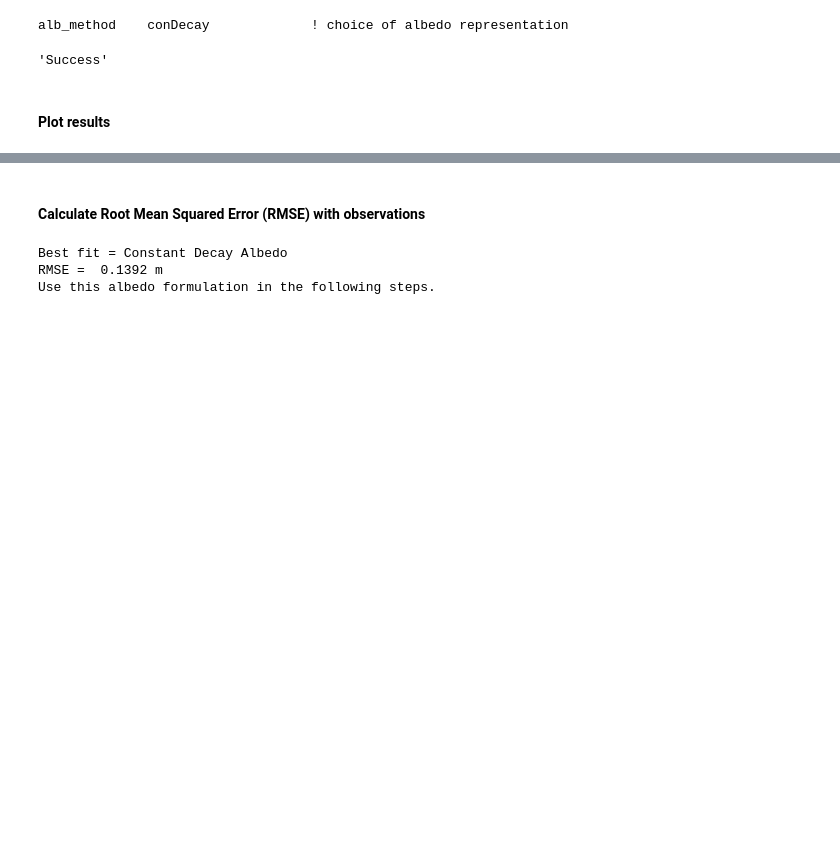
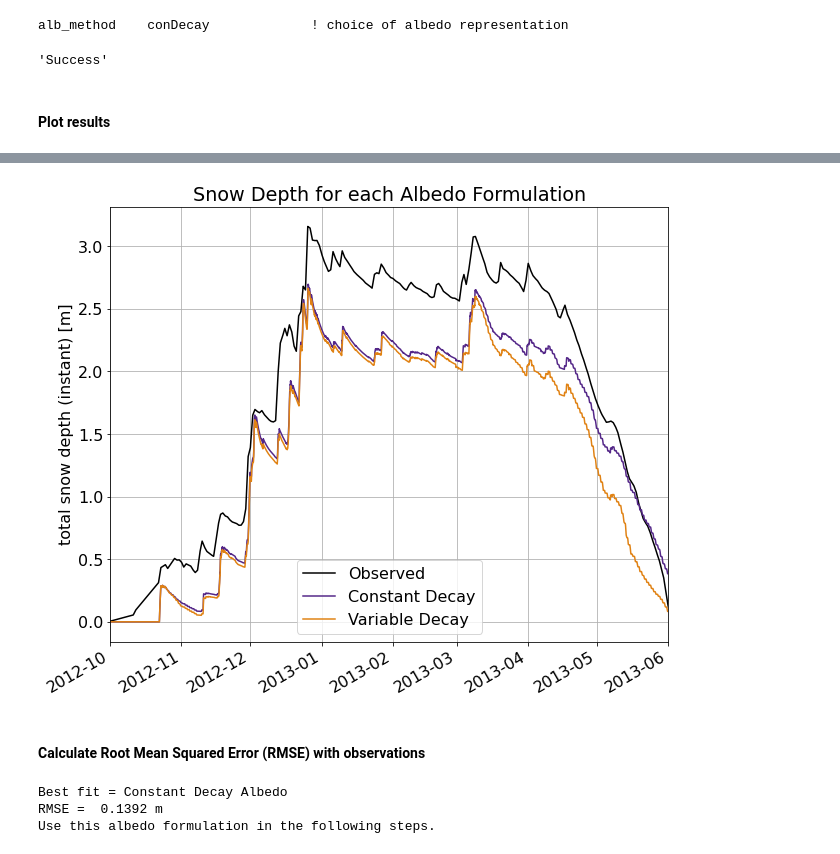
Before and after one commit to RaineyAbe/CVU_SnowHydro_CourseProject, a Jupyter notebook: minimize_summa_misfits_cues.ipynb, the cells around one changed output, grey strips where cells are left out. Drawn from its saved outputs; the diff is of its cells as text; code cells hidden in the pictures; blank space fills up the shorter version.

```diff
--- a/minimize_summa_misfits_cues.ipynb
+++ b/minimize_summa_misfits_cues.ipynb
@@ -175,4 +171,18 @@ plt.legend()
 [figure]
+# %%
+plt.figure(figsize=(10,8))
+plt.rcParams.update({'font.size': 16})
+plt.plot(s_var.output['time'],obs_interp/100, label='Observed', color='black')
+s_con.output['scalarSnowDepth'].plot(label='Constant Decay', color='#542788')
+s_var.output['scalarSnowDepth'].plot(label='Variable Decay', color='#e08214')
+plt.xlim(xmin=datetime.datetime(2012,10,1),xmax=datetime.datetime(2013,6,1))
+plt.title('Snow Depth for each Albedo Formulation')
+plt.grid()
+plt.xlabel('')
+plt.legend()
+plt.savefig('figures/albedo_zoomed.png')
+# %% [output]
+[figure, added]
 # %% [markdown]
 #### Calculate Root Mean Squared Error (RMSE) with observations
 # %%
```
Also changed, not shown: parts of 9 cells of this notebook, 6 other files.
